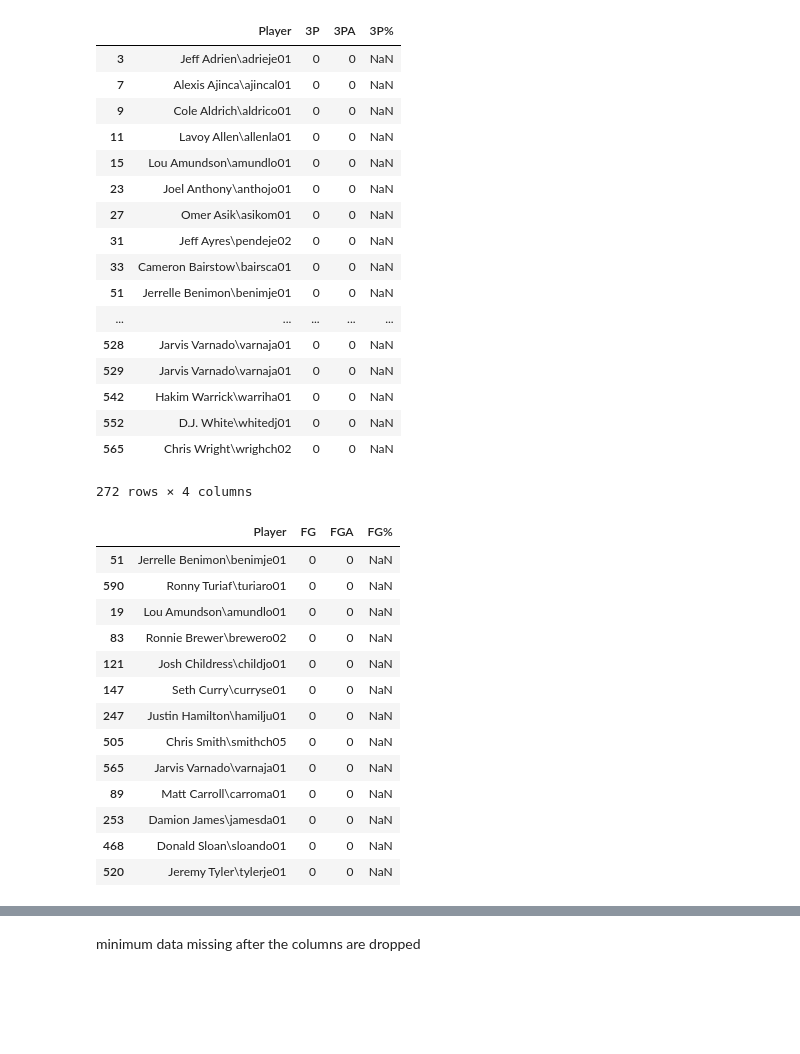
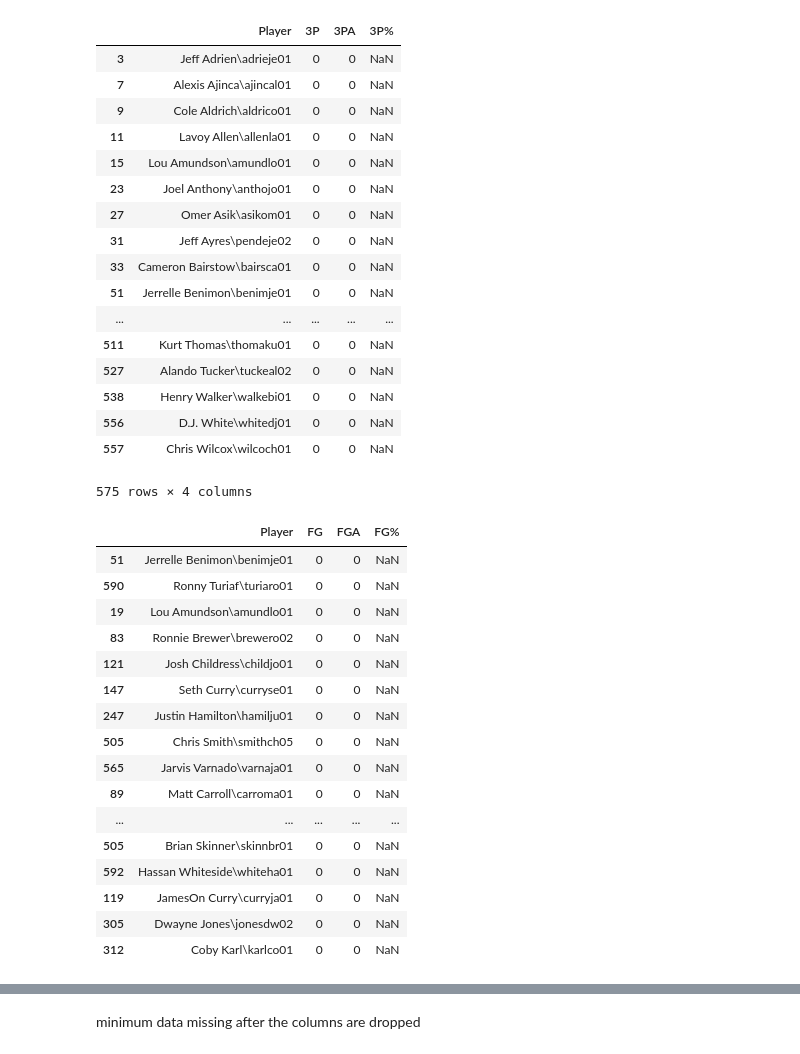
Before and after one commit to jingyu120/nba_capstone, a Jupyter notebook: nba capstone 3.ipynb, the cells around one changed output, grey strips where cells are left out. Cells and saved outputs as stored; diff of their text form; code cells hidden in the pictures; blank space fills up the shorter version.

```diff
--- a/nba capstone 3.ipynb
+++ b/nba capstone 3.ipynb
@@ -38,3 +65,7 @@ s13['Year']=2013
+# %%
+s11['Year']=2011
+# %%
+s10['Year']=2010
 # %%
 a15['Year']=2015
 # %%
@@ -44,3 +83,3 @@ a13['Year']=2013
 # %%
-statsdf=[s15,s14,s13]
+statsdf=[s15,s14,s13,s12,s11,s10]
 # %%
@@ -48,3 +87,3 @@ advancedf=[a15,a14,a13]
 # %%
-s15=pd.concat(statsdf)
+stats=pd.concat(statsdf)
 # %%
@@ -72,5 +113,5 @@ dtype: int64
 # %%
-s15[pd.isnull(s15['3P%'])][['Player','3P','3PA','3P%']]
+stats[pd.isnull(stats['3P%'])][['Player','3P','3PA','3P%']]
 # %% [output]
 |  | Player | 3P | 3PA | 3P% |
 | 3 | Jeff Adrien\adrieje01 | 0 | 0 | NaN |
@@ -84,27 +125,30 @@ s15[pd.isnull(s15['3P%'])][['Player','3P','3PA','3P%']]
 | 33 | Cameron Bairstow\bairsca01 | 0 | 0 | NaN |
 | 51 | Jerrelle Benimon\benimje01 | 0 | 0 | NaN |
 | ... | ... | ... | ... | ... |
-| 528 | Jarvis Varnado\varnaja01 | 0 | 0 | NaN |
-| 529 | Jarvis Varnado\varnaja01 | 0 | 0 | NaN |
-| 542 | Hakim Warrick\warriha01 | 0 | 0 | NaN |
-| 552 | D.J. White\whitedj01 | 0 | 0 | NaN |
-| 565 | Chris Wright\wrighch02 | 0 | 0 | NaN |
+| 511 | Kurt Thomas\thomaku01 | 0 | 0 | NaN |
+| 527 | Alando Tucker\tuckeal02 | 0 | 0 | NaN |
+| 538 | Henry Walker\walkebi01 | 0 | 0 | NaN |
+| 556 | D.J. White\whitedj01 | 0 | 0 | NaN |
+| 557 | Chris Wilcox\wilcoch01 | 0 | 0 | NaN |
-272 rows × 4 columns
+575 rows × 4 columns
 # %%
-s15[pd.isnull(s15['FG%'])][['Player','FG','FGA','FG%']]
+stats[pd.isnull(stats['FG%'])][['Player','FG','FGA','FG%']]
 # %% [output]
 |  | Player | FG | FGA | FG% |
 | 51 | Jerrelle Benimon\benimje01 | 0 | 0 | NaN |
 | 590 | Ronny Turiaf\turiaro01 | 0 | 0 | NaN |
 | 19 | Lou Amundson\amundlo01 | 0 | 0 | NaN |
 | 83 | Ronnie Brewer\brewero02 | 0 | 0 | NaN |
 | 121 | Josh Childress\childjo01 | 0 | 0 | NaN |
 | 147 | Seth Curry\curryse01 | 0 | 0 | NaN |
 | 247 | Justin Hamilton\hamilju01 | 0 | 0 | NaN |
 | 505 | Chris Smith\smithch05 | 0 | 0 | NaN |
 | 565 | Jarvis Varnado\varnaja01 | 0 | 0 | NaN |
 | 89 | Matt Carroll\carroma01 | 0 | 0 | NaN |
-| 253 | Damion James\jamesda01 | 0 | 0 | NaN |
-| 468 | Donald Sloan\sloando01 | 0 | 0 | NaN |
-| 520 | Jeremy Tyler\tylerje01 | 0 | 0 | NaN |
+| ... | ... | ... | ... | ... |
+| 505 | Brian Skinner\skinnbr01 | 0 | 0 | NaN |
+| 592 | Hassan Whiteside\whiteha01 | 0 | 0 | NaN |
+| 119 | JamesOn Curry\curryja01 | 0 | 0 | NaN |
+| 305 | Dwayne Jones\jonesdw02 | 0 | 0 | NaN |
+| 312 | Coby Karl\karlco01 | 0 | 0 | NaN |
 # %%
```
Also changed, not shown: parts of 146 cells of this notebook.
